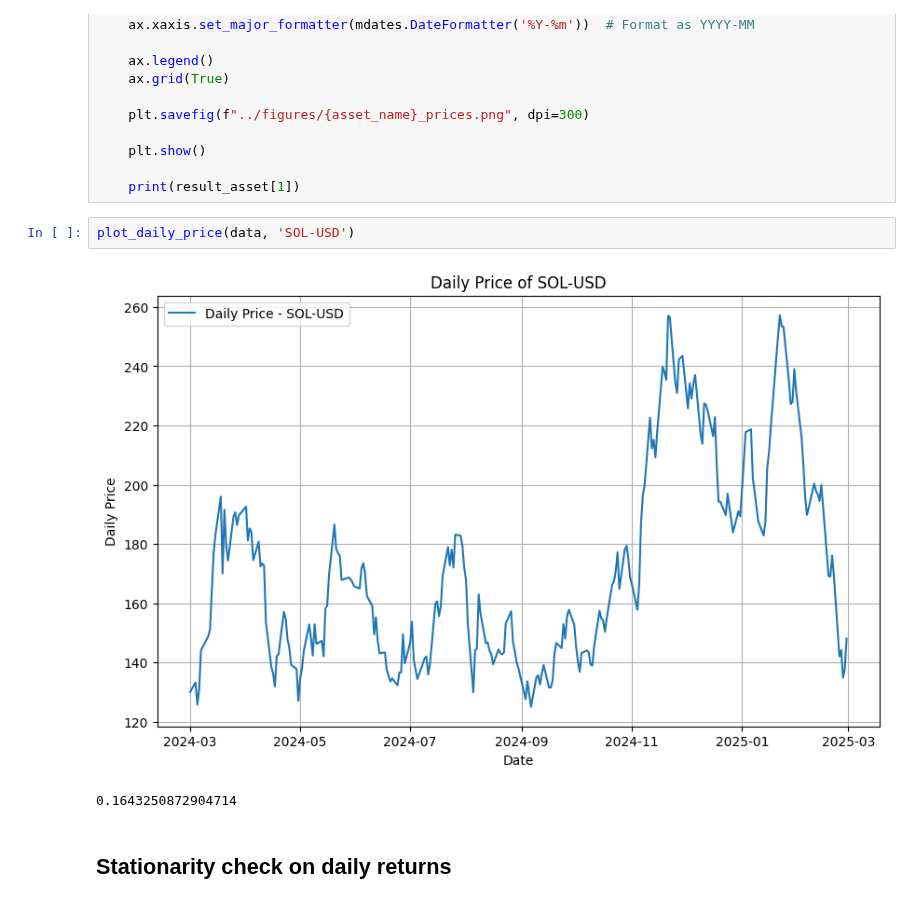
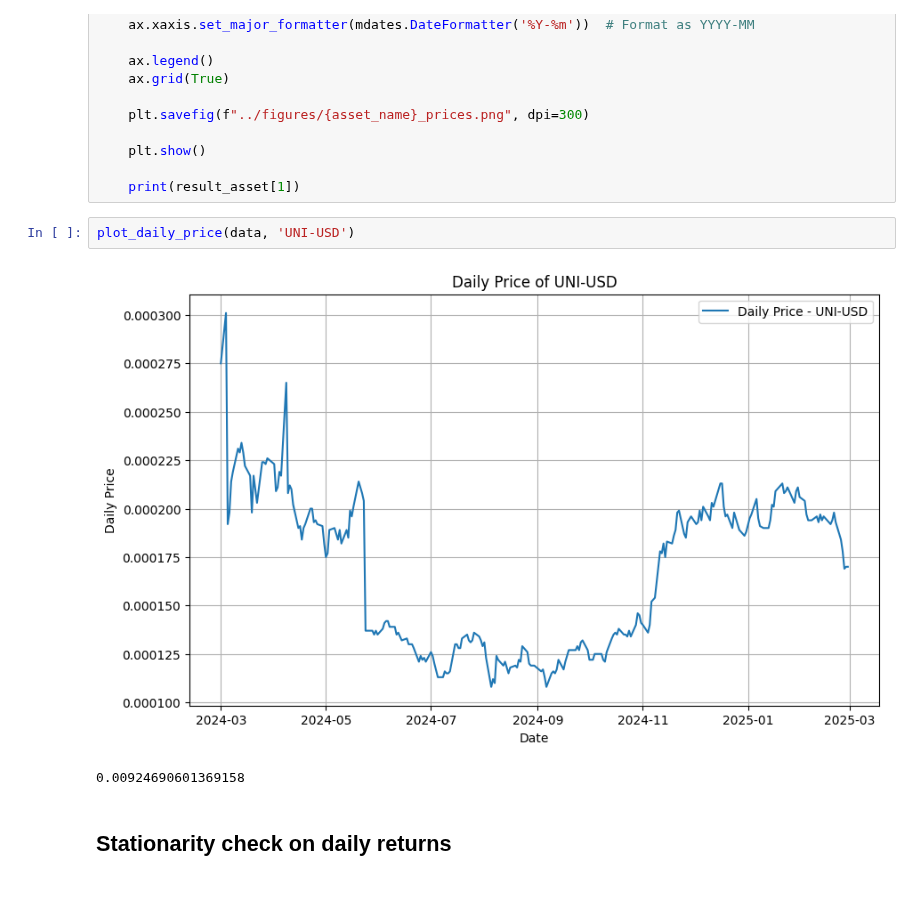
Before and after one commit to shaeanneeu/cryptoto, a Jupyter notebook: notebooks/timeseries.ipynb, the cells around one changed output. Saved outputs shown, nothing was run; the diff lists cells and outputs as text.

```diff
--- a/notebooks/timeseries.ipynb
+++ b/notebooks/timeseries.ipynb
@@ -108,10 +108,10 @@ def plot_daily_price(data: pd.DataFrame, asset_name: str):
 
     print(result_asset[1])
 # %%
-plot_daily_price(data, 'SOL-USD')
+plot_daily_price(data, 'UNI-USD')
 # %% [output]
-[figure, old version]
+[figure, new version]
-0.1643250872904714
+0.00924690601369158
 # %% [markdown]
 ## Stationarity check on daily returns
 # %%
```
Also changed, not shown: parts of 10 cells of this notebook, 6 other files.
